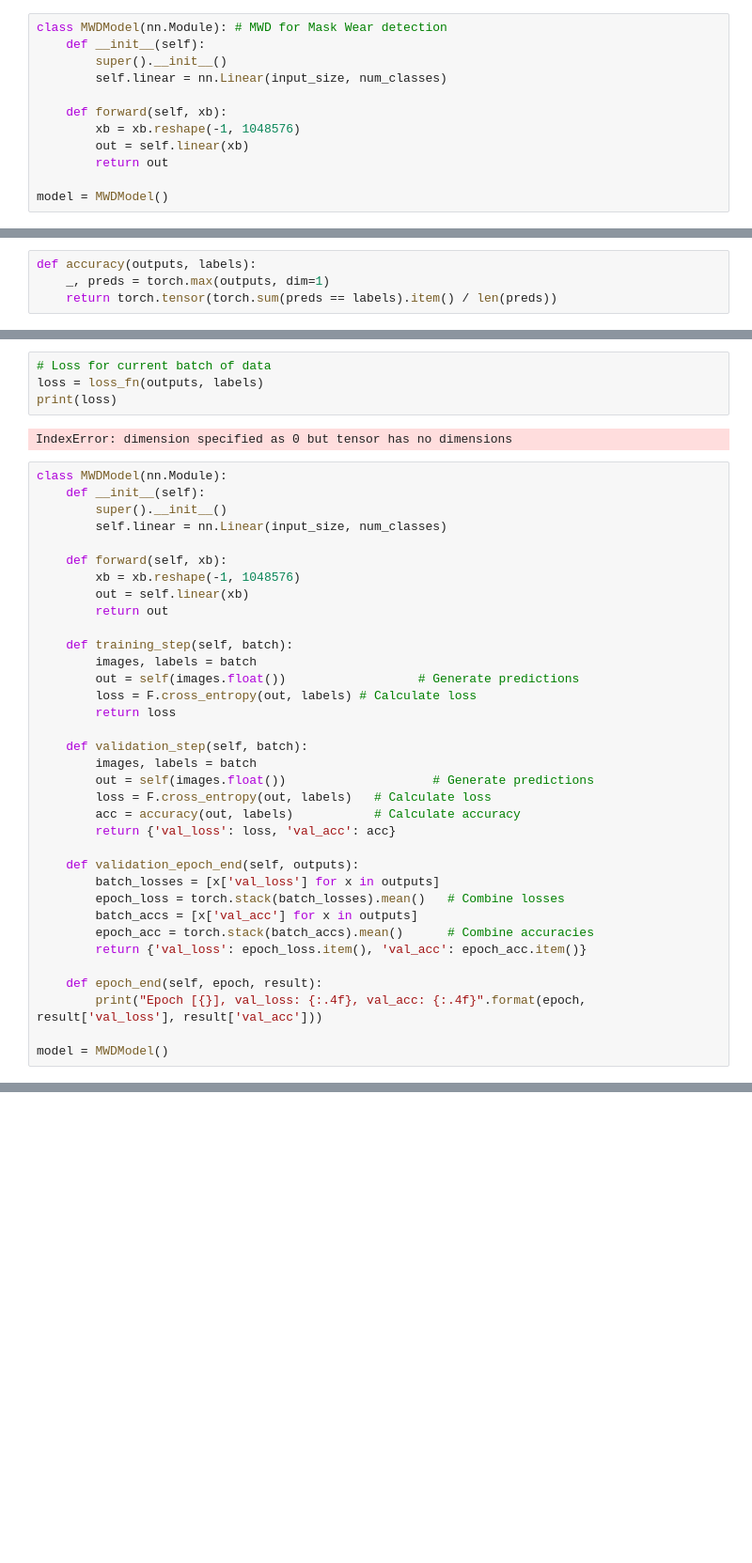
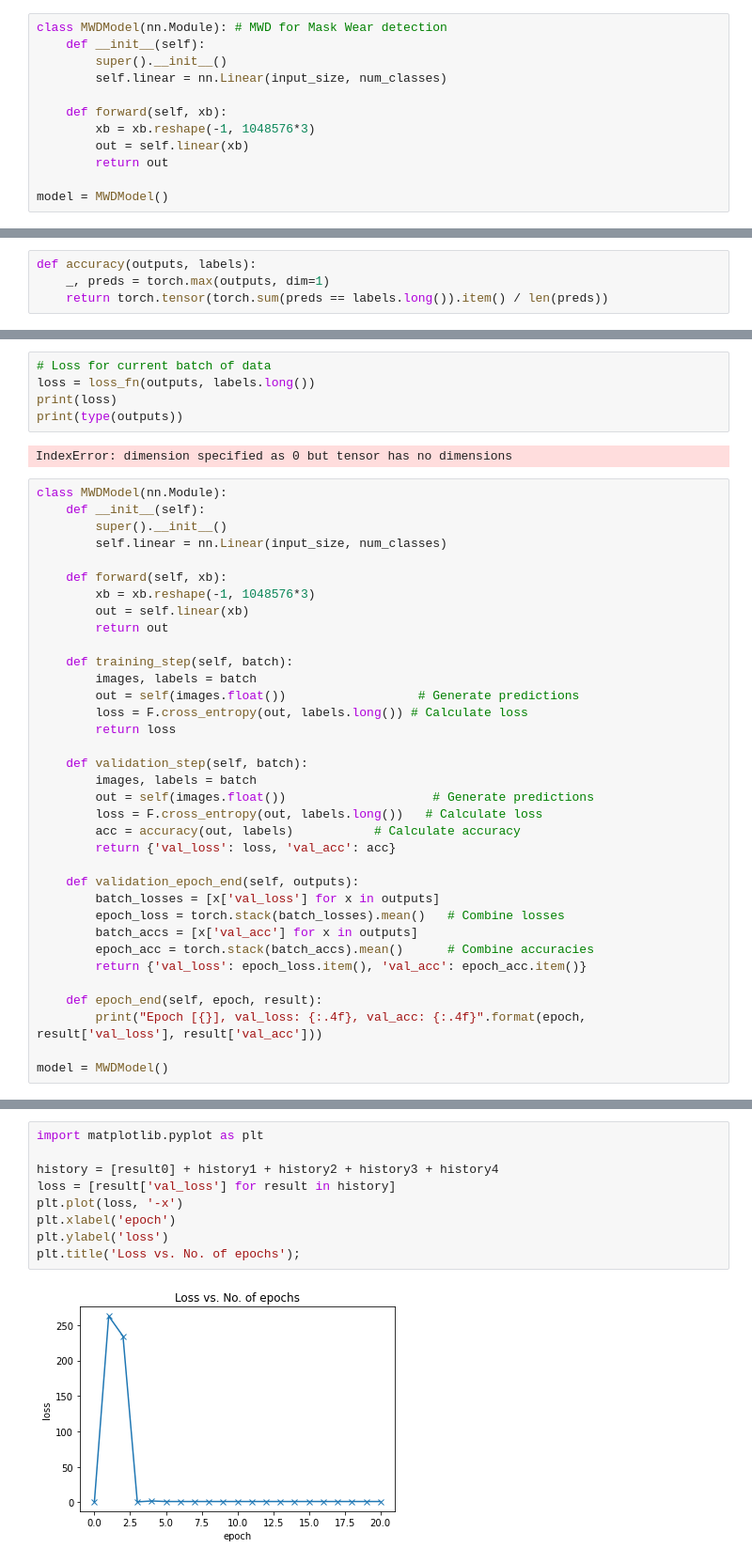
Before and after one commit to LabarreEurecom/MALIS-Masked_Face_Detection, a Jupyter notebook: Mask_Wear_Detection-Logistic_Regression.ipynb, the cells around one changed output, grey strips where cells are left out. Shown at 94% size. Cells and saved outputs as stored; diff of their text form; blank space fills up the shorter version.

```diff
--- a/Mask_Wear_Detection-Logistic_Regression.ipynb
+++ b/Mask_Wear_Detection-Logistic_Regression.ipynb
@@ -186,7 +182,7 @@ class MWDModel(nn.Module): # MWD for Mask Wear detection
         self.linear = nn.Linear(input_size, num_classes)
 
     def forward(self, xb):
-        xb = xb.reshape(-1, 1048576)
+        xb = xb.reshape(-1, 1048576*3)
         out = self.linear(xb)
         return out
 
@@ -255,5 +252,5 @@ tensor(0, dtype=torch.int32)
 # %%
 def accuracy(outputs, labels):
     _, preds = torch.max(outputs, dim=1)
-    return torch.tensor(torch.sum(preds == labels).item() / len(preds))
+    return torch.tensor(torch.sum(preds == labels.long()).item() / len(preds))
 # %%
@@ -265,7 +268,8 @@ loss_fn = F.cross_entropy
 # %%
 # Loss for current batch of data
-loss = loss_fn(outputs, labels)
+loss = loss_fn(outputs, labels.long())
 print(loss)
+print(type(outputs))
 # %% [output]
 IndexError: dimension specified as 0 but tensor has no dimensions
 # %%
@@ -275,20 +279,20 @@ class MWDModel(nn.Module):
         self.linear = nn.Linear(input_size, num_classes)
 
     def forward(self, xb):
-        xb = xb.reshape(-1, 1048576)
+        xb = xb.reshape(-1, 1048576*3)
         out = self.linear(xb)
         return out
 
     def training_step(self, batch):
         images, labels = batch
         out = self(images.float())                  # Generate predictions
-        loss = F.cross_entropy(out, labels) # Calculate loss
+        loss = F.cross_entropy(out, labels.long()) # Calculate loss
         return loss
 
     def validation_step(self, batch):
         images, labels = batch
         out = self(images.float())                    # Generate predictions
-        loss = F.cross_entropy(out, labels)   # Calculate loss
+        loss = F.cross_entropy(out, labels.long())   # Calculate loss
         acc = accuracy(out, labels)           # Calculate accuracy
         return {'val_loss': loss, 'val_acc': acc}
 
@@ -346 +367,12 @@ NameError: name 'train_loader' is not defined
+# %%
+import matplotlib.pyplot as plt
+
+history = [result0] + history1 + history2 + history3 + history4
+loss = [result['val_loss'] for result in history]
+plt.plot(loss, '-x')
+plt.xlabel('epoch')
+plt.ylabel('loss')
+plt.title('Loss vs. No. of epochs');
+# %% [output]
+[figure, added]
 # %%
```
Also changed, not shown: parts of 30 cells of this notebook.
